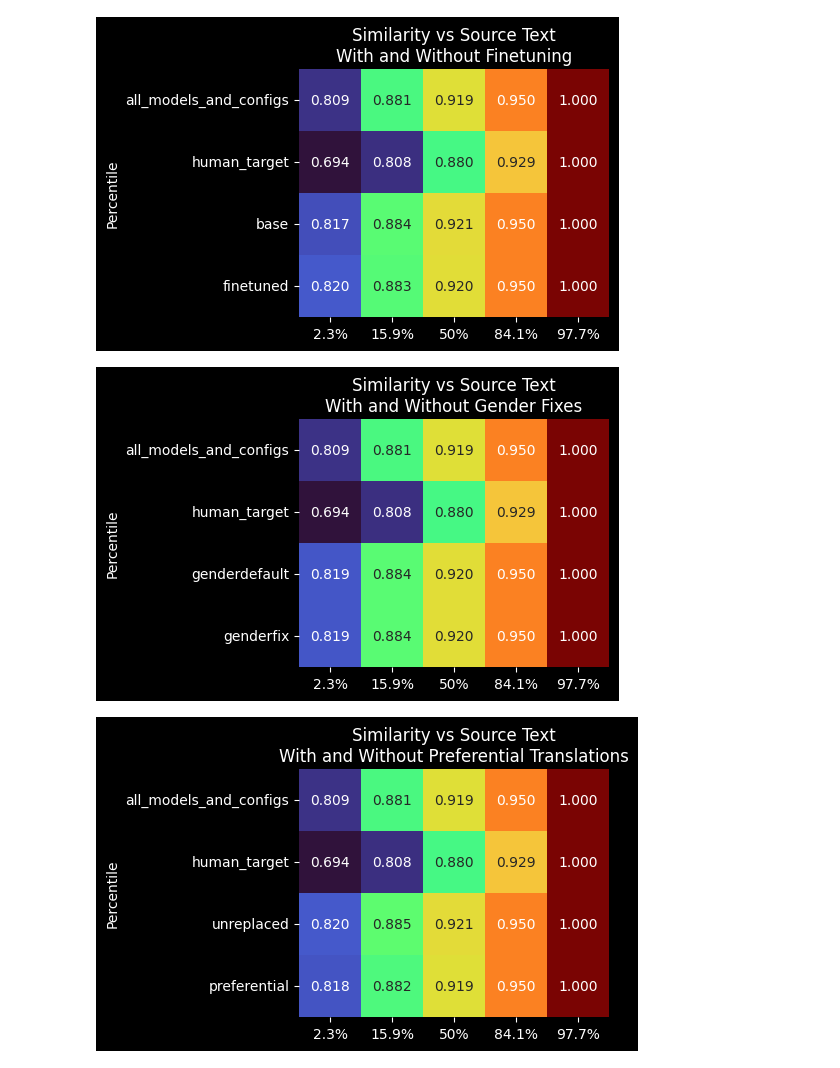
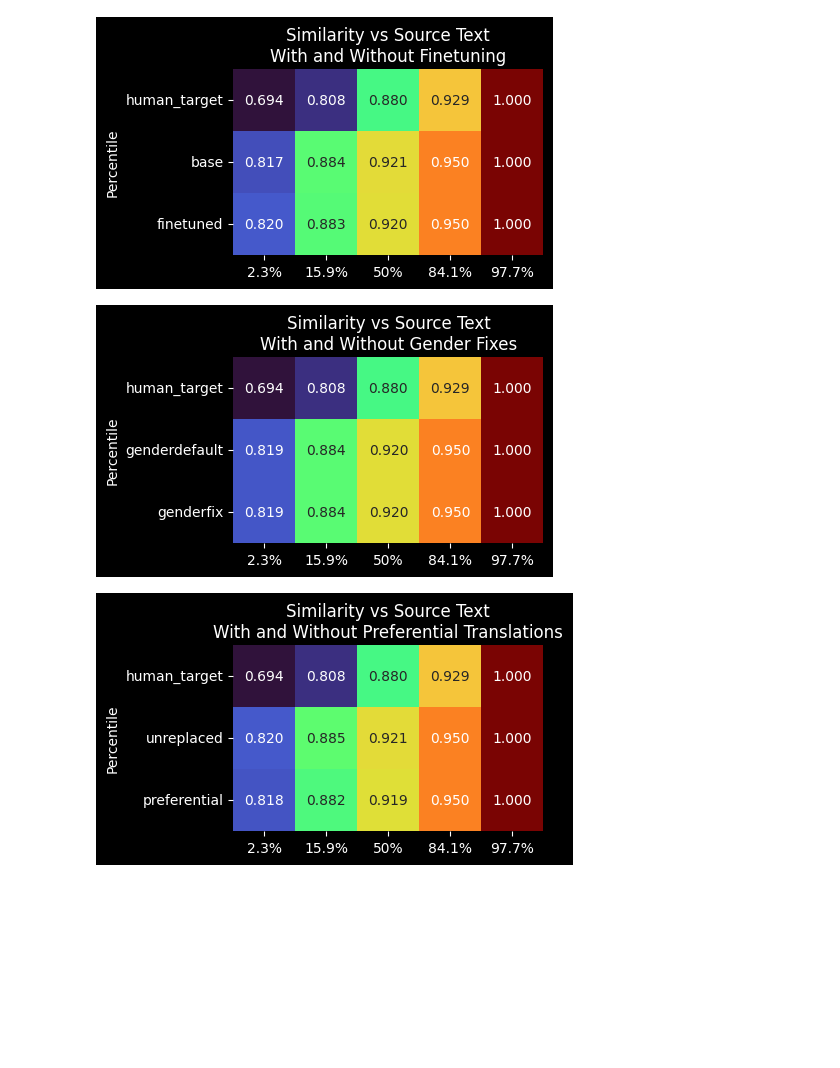
Before and after one commit to KevinCarr42/AI-Translation-Pipeline, a Jupyter notebook: quality_evaluation/quality_results.ipynb, the cells around one changed output. Cells and saved outputs as stored; diff of their text form; code cells hidden in the pictures; blank space fills up the shorter version.

Commit message:
drop avg row from visualisations for clarity

```diff
--- a/quality_evaluation/quality_results.ipynb
+++ b/quality_evaluation/quality_results.ipynb
@@ -69,14 +69,14 @@ def plot_heatmap(dataframe, figsize=(4, 6), title="Similarity vs Source Text", *
 # %%
 dataframes = [
     ("Similarity vs Source Text\nWith and Without Finetuning", df_eval_finetuned),
     ("Similarity vs Source Text\nWith and Without Gender Fixes", df_eval_gender),
     ("Similarity vs Source Text\nWith and Without Preferential Translations", df_eval_replace),
     ("Similarity vs Source Text\nModels Comparison", df_eval_model),
 ]
 
 for title, df in dataframes:
-    plot_heatmap(df, title=title, cmap="turbo", annot=True, square=True, cbar=False, fmt=".3f", vmin=0.8, vmax=1.0)
+    plot_heatmap(df.drop('all_models_and_configs'), title=title, cmap="turbo", annot=True, square=True, cbar=False, fmt=".3f", vmin=0.8, vmax=1.0)
 # %% [output]
-[figure, old version]
+[figure, new version]
-[figure, old version]
+[figure, new version]
-[figure, old version]
+[figure, new version]
```
Also changed, not shown: parts of 1 cell of this notebook.
